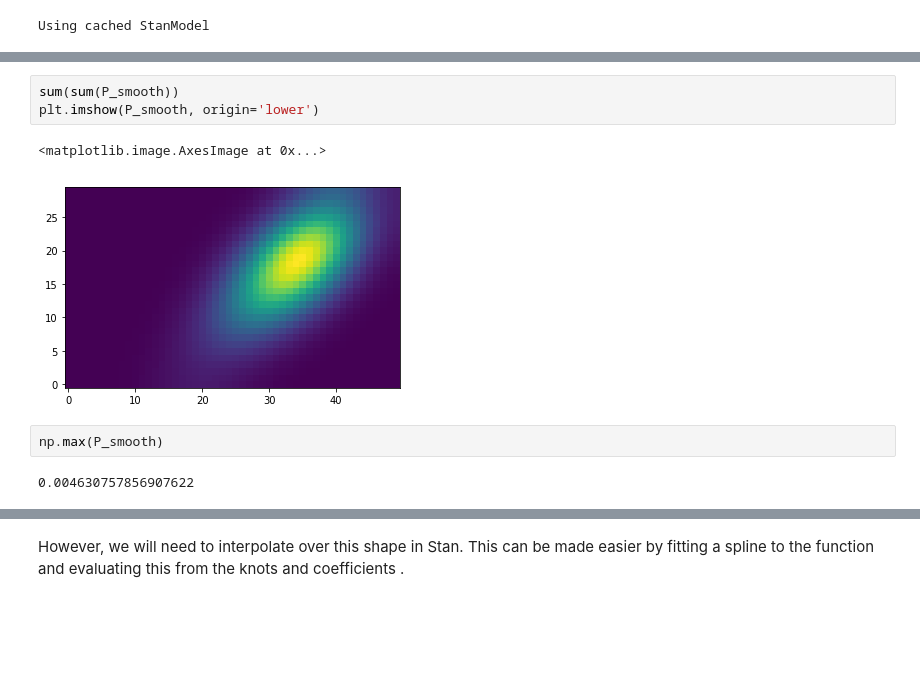
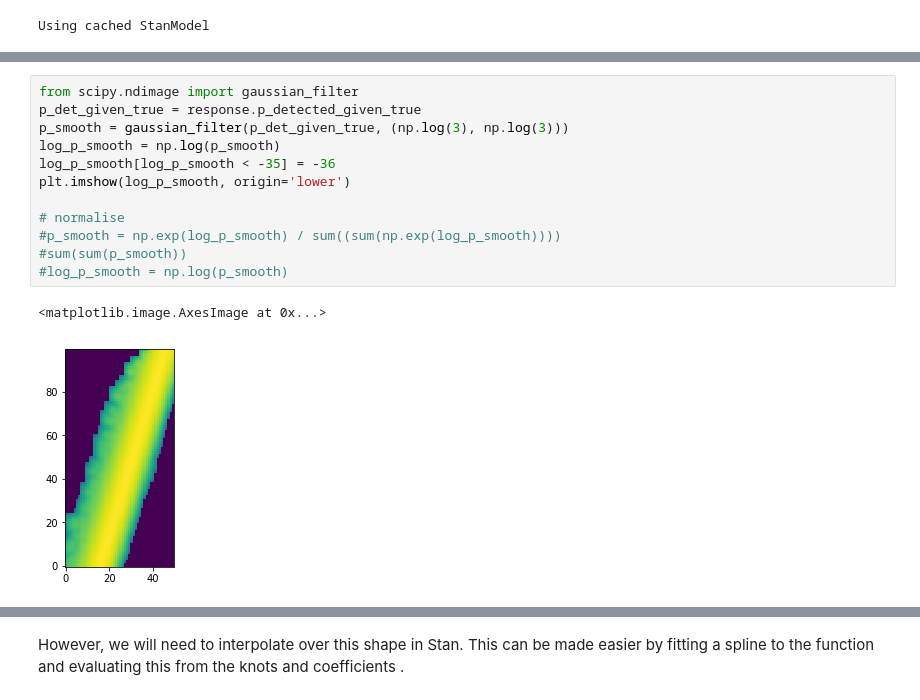
Before and after one commit to cescalara/instrument_response, a Jupyter notebook: fit_demo.ipynb, the cells around one changed output, grey strips where cells are left out. Drawn from its saved outputs; the diff is of its cells as text; blank space fills up the shorter version.

```diff
--- a/fit_demo.ipynb
+++ b/fit_demo.ipynb
@@ -143,10 +118,15 @@ plt.plot(np.log(P_smooth[10]))
-# %%
-sum(sum(P_smooth))
-plt.imshow(P_smooth, origin='lower')
-# %% [output]
-<matplotlib.image.AxesImage at 0x...>
-[figure, removed]
-# %%
-np.max(P_smooth)
-# %% [output]
-0.004630757856907622
+# %%
+from scipy.ndimage import gaussian_filter
+p_det_given_true = response.p_detected_given_true
+p_smooth = gaussian_filter(p_det_given_true, (np.log(3), np.log(3)))
+log_p_smooth = np.log(p_smooth)
+log_p_smooth[log_p_smooth < -35] = -36
+plt.imshow(log_p_smooth, origin='lower')
+
+# normalise
+#p_smooth = np.exp(log_p_smooth) / sum((sum(np.exp(log_p_smooth))))
+#sum(sum(p_smooth))
+#log_p_smooth = np.log(p_smooth)
+# %% [output]
+<matplotlib.image.AxesImage at 0x...>
+[figure, added]
```
Also changed, not shown: parts of 16 cells of this notebook, 3 other files.
